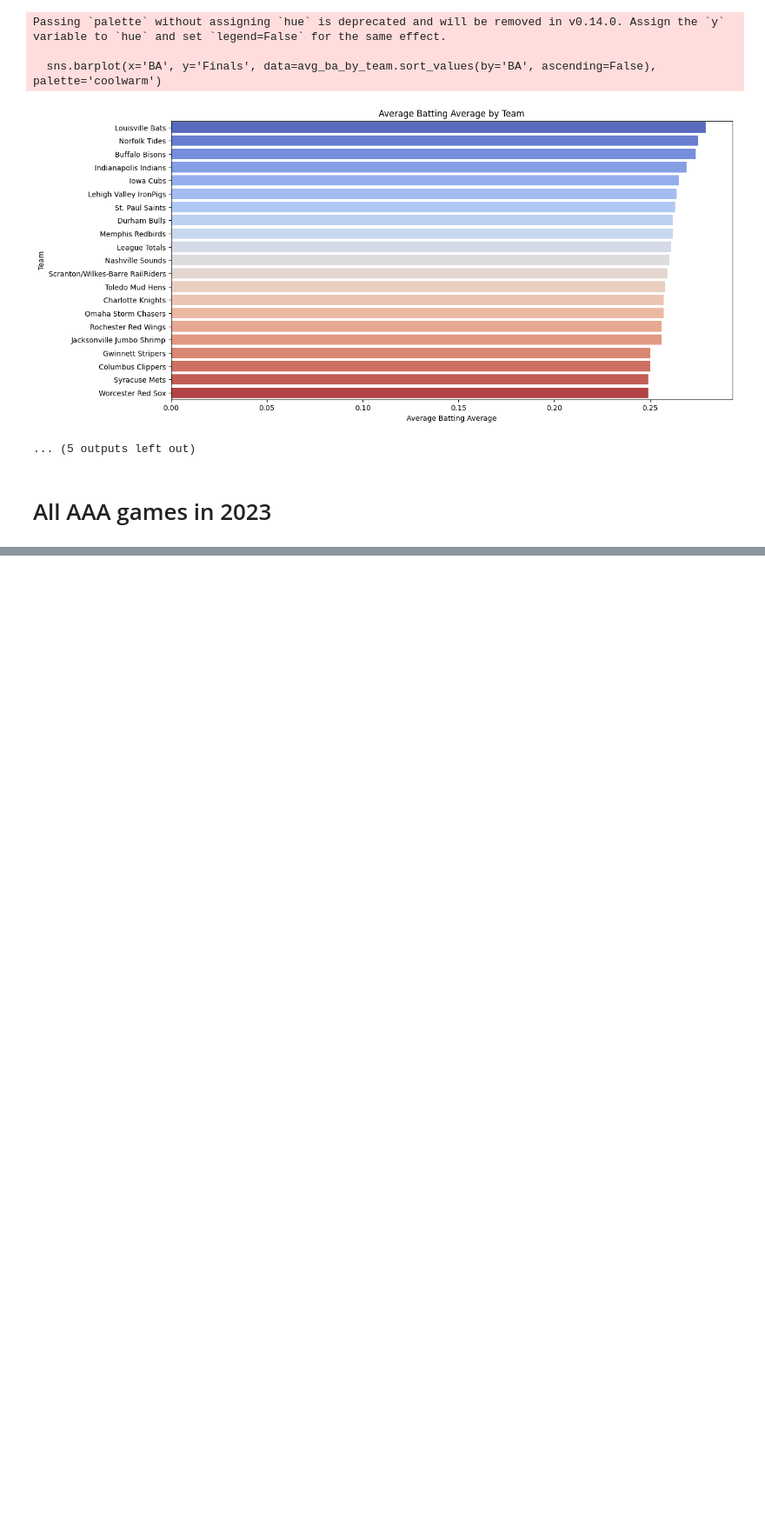
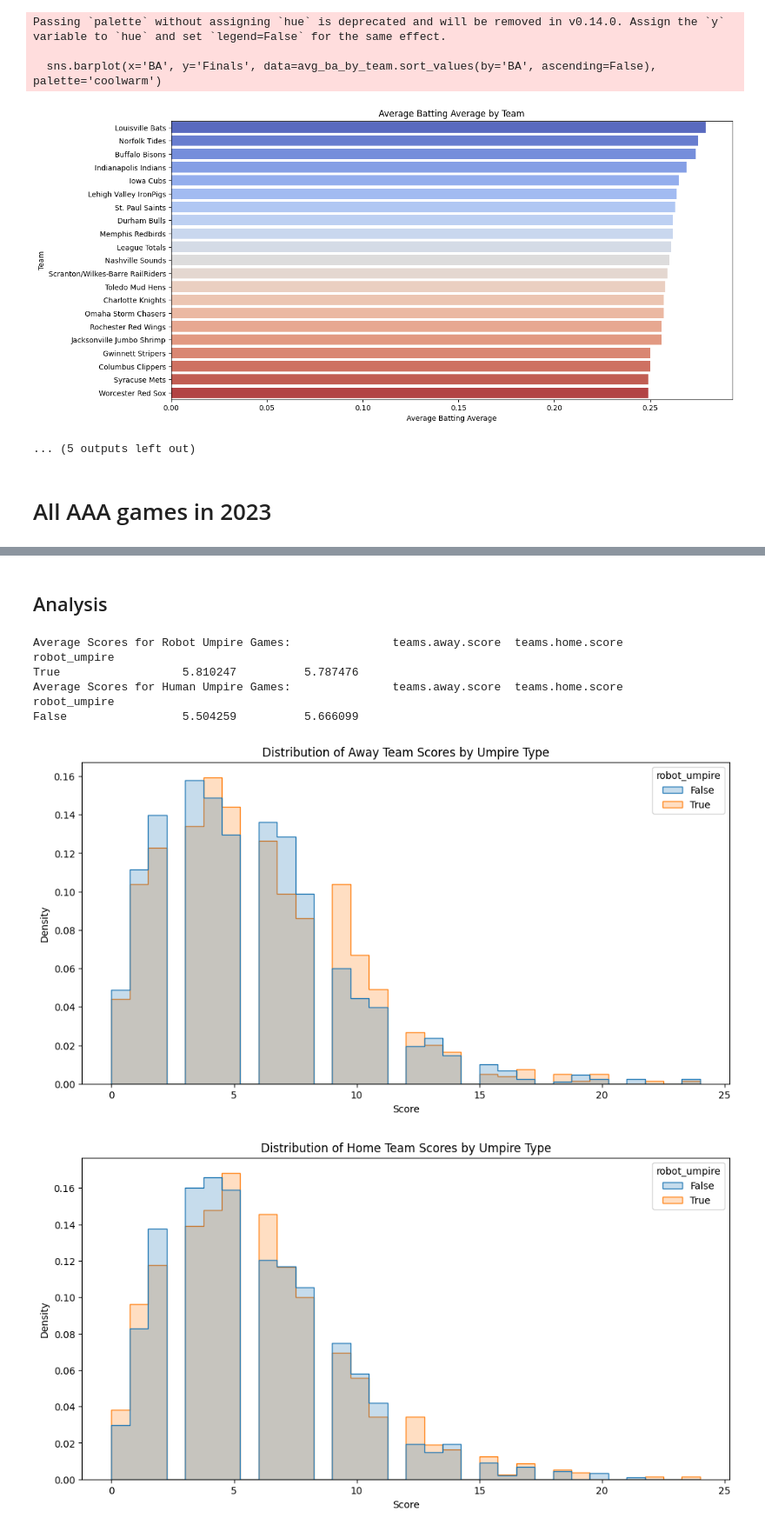
Before and after one commit to RonitGandhi/Robo-Baseball-Umpries, a Jupyter notebook: Robotic_Umprires.ipynb, the cells around one changed output, grey strips where cells are left out. Shown at 87% size. Cells and saved outputs as stored; diff of their text form; code cells hidden in the pictures; blank space fills up the shorter version.

```diff
--- a/Robotic_Umprires.ipynb
+++ b/Robotic_Umprires.ipynb
@@ -417,0 +378,64 @@ Name: count, dtype: int64
+# %% [markdown]
+## Analysis
+# %%
+import pandas as pd
+import matplotlib.pyplot as plt
+import seaborn as sns
+
+# Load the data
+data = pd.read_csv("aaa_games_2023_with_umpires.csv")
+data = data[~data['status.detailedState'].isin(['Cancelled', 'Postponed'])]
+
+# Calculate average scores for robot umpire games and human umpire games
+average_scores_robot = data[data['robot_umpire']].groupby('robot_umpire')[['teams.away.score', 'teams.home.score']].mean()
+average_scores_human = data[~data['robot_umpire']].groupby('robot_umpire')[['teams.away.score', 'teams.home.score']].mean()
+
+# Display the averages
+print("Average Scores for Robot Umpire Games:", average_scores_robot)
+print("Average Scores for Human Umpire Games:", average_scores_human)
+
+# Plotting the scores
+plt.figure(figsize=(12, 6))
+sns.histplot(data=data, x='teams.away.score', hue='robot_umpire', element='step', stat='density', common_norm=False)
+plt.title('Distribution of Away Team Scores by Umpire Type')
+plt.xlabel('Score')
+plt.ylabel('Density')
+plt.show()
+
+plt.figure(figsize=(12, 6))
+sns.histplot(data=data, x='teams.home.score', hue='robot_umpire', element='step', stat='density', common_norm=False)
+plt.title('Distribution of Home Team Scores by Umpire Type')
+plt.xlabel('Score')
+plt.ylabel('Density')
+plt.show()
+
+# Calculate win rates and counts
+win_counts = data.groupby(['robot_umpire', 'teams.home.isWinner']).size().unstack(fill_value=0)
+win_counts['home_win_rate'] = win_counts[True] / (win_counts[True] + win_counts[False])
+
+# Plotting the win rates
+plt.figure(figsize=(12, 6))
+win_counts['home_win_rate'].plot(kind='bar', color=['blue', 'green'])
+plt.title('Home Team Win Rates by Umpire Type')
+plt.ylabel('Win Rate')
+plt.xlabel('Umpire Type (False: Human, True: Robot)')
+plt.xticks(rotation=0)
+plt.show()
+
+# Plotting the win counts for home team
+plt.figure(figsize=(12, 6))
+win_counts[True].plot(kind='bar', color=['red', 'purple'])
+plt.title('Count of Home Team Wins by Umpire Type')
+plt.ylabel('Number of Wins')
+plt.xlabel('Umpire Type (False: Human, True: Robot)')
+plt.xticks(rotation=0)
+plt.show()
+# %% [output]
+Average Scores for Robot Umpire Games:               teams.away.score  teams.home.score
+robot_umpire
+True                  5.810247          5.787476
+Average Scores for Human Umpire Games:               teams.away.score  teams.home.score
+robot_umpire
+False                 5.504259          5.666099
+[figure, added]
+[figure, added]
```
Also changed, not shown: parts of 3 cells of this notebook.
